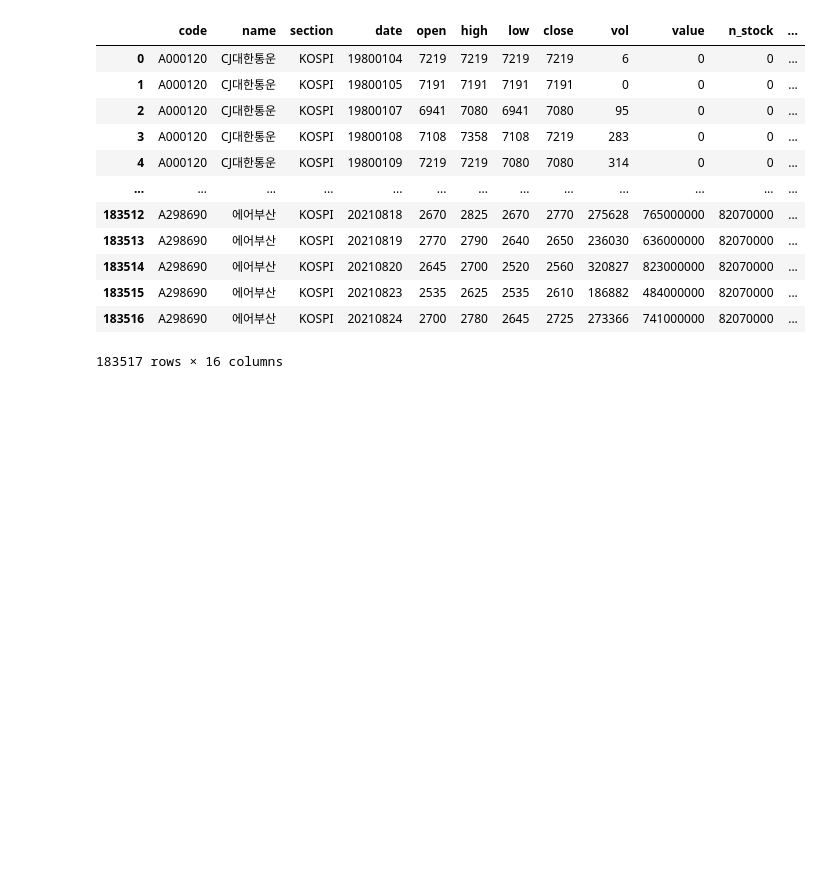
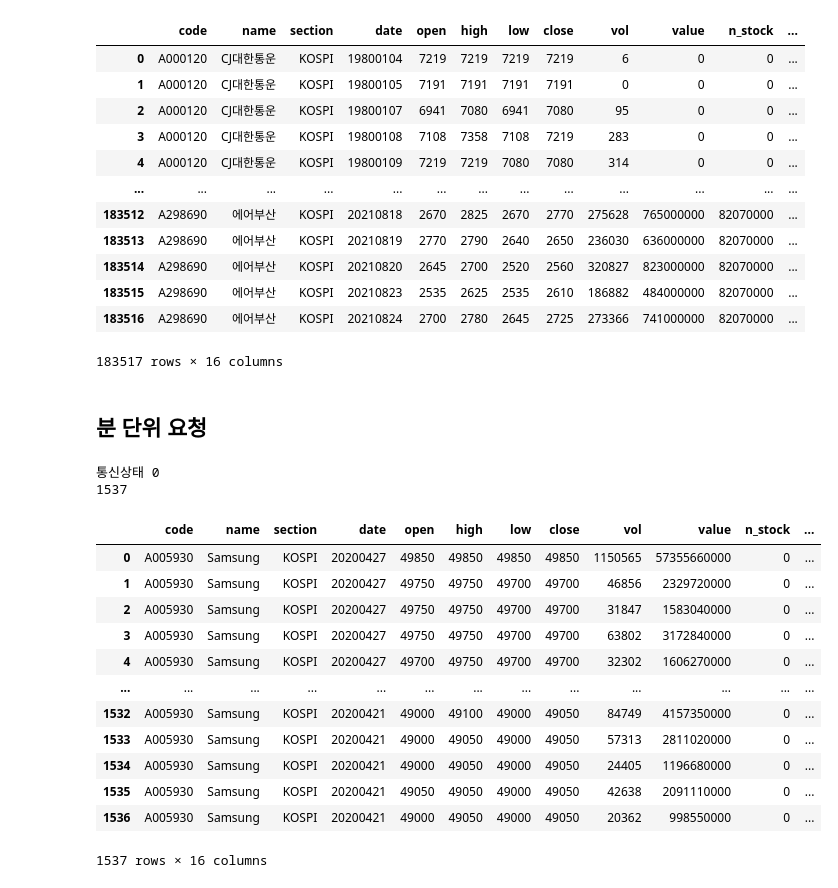
Before and after one commit to Stock-Recommandation-System-based-on-AI/stock_data, a Jupyter notebook: stock_data_api.ipynb, the cells around one changed output. Drawn from its saved outputs; the diff is of its cells as text; code cells hidden in the pictures; blank space fills up the shorter version.

Commit message:
kospi31

```diff
--- a/stock_data_api.ipynb
+++ b/stock_data_api.ipynb
@@ -626,3 +626,78 @@ warehouse_stock_data
 | 183515 | A298690 | 에어부산 | KOSPI | 20210823 | 2535 | 2625 | 2535 | 2610 | 186882 | 484000000 | 82070000 | ... |
 | 183516 | A298690 | 에어부산 | KOSPI | 20210824 | 2700 | 2780 | 2645 | 2725 | 273366 | 741000000 | 82070000 | ... |
 183517 rows × 16 columns
+# %% [markdown]
+## 분 단위 요청
+# %%
+stockitem = pd.DataFrame(data=[["A005930", "samsung", "KOSPI"]], columns=["code", "name", "section"])
+count = 10000
+column_dailychart = ['code', 'name', 'section', 'date', 'open', 'high', 'low', 'close', 'vol', 'value',
+                         'n_stock', 'agg_price', 'foreign_vol', 'foreign_rate','agency_buy', 'agency_netbuy']
+
+instStockChart = win32com.client.Dispatch("CpSysDib.StockChart")
+nCpCybos = win32com.client.Dispatch("CpUtil.CpCybos")
+
+instStockChart.SetInputValue(0, "A005930")  # 종목코드
+instStockChart.SetInputValue(1, ord('2'))  # 개수로 받기
+instStockChart.SetInputValue(4, count)  # 조회 개수
+instStockChart.SetInputValue(5, (0, 2, 3, 4, 5, 8, 9, 12, 13, 16, 17, 20, 21))
+instStockChart.SetInputValue(6, ord('m'))  # '차트 주기 - 분/틱
+instStockChart.SetInputValue(7, 1)  # 분틱차트 주기
+instStockChart.SetInputValue(9, ord('1'))  # 수정주가 사용
+instStockChart.SetInputValue(2, "20200427")
+
+rqStatus = instStockChart.GetDibStatus()
+rqRet = instStockChart.GetDibMsg1()
+print("통신상태", rqStatus, rqRet)
+if rqStatus != 0:
+    exit()
+
+dailychart = pd.DataFrame()
+row = list(range(len(column_dailychart)))
+rows = list()
+
+# BlockRequest
+instStockChart.BlockRequest()
+
+# GetHeaderValue
+numData = instStockChart.GetHeaderValue(3)
+numField = instStockChart.GetHeaderValue(1)
+# GetDataValue
+print(numData)
+for i in range(numData):
+    row[0] = "A005930"
+    row[1] = "Samsung"
+    row[2] = "KOSPI"
+    row[3] = instStockChart.GetDataValue(0, i)# 날짜
+    row[4] = instStockChart.GetDataValue(1, i) # 시가
+    row[5] = instStockChart.GetDataValue(2, i) # 고가
+    row[6] = instStockChart.GetDataValue(3, i) # 저가
+    row[7] = instStockChart.GetDataValue(4, i) # 종가
+    row[8] = instStockChart.GetDataValue(5, i) # 거래량
+    row[9] = instStockChart.GetDataValue(6, i) # 거래대금
+    row[10] = instStockChart.GetDataValue(7, i) # 상장주식수
+    row[11] = instStockChart.GetDataValue(8, i) # 시가총액
+    row[12] = instStockChart.GetDataValue(9, i) # 외국인 현 보유수량
+    row[13] = instStockChart.GetDataValue(10, i) # 외국인 보율비율
+    row[14] = instStockChart.GetDataValue(11, i) # 기관순매수
+    row[15] = instStockChart.GetDataValue(12, i) # 기관누적순매수
+    rows.append(list(row))
+
+df =  pd.DataFrame(data = rows, columns= column_dailychart)
+df
+# %% [output]
+통신상태 0
+1537
+|  | code | name | section | date | open | high | low | close | vol | value | n_stock | ... |
+| 0 | A005930 | Samsung | KOSPI | 20200427 | 49850 | 49850 | 49850 | 49850 | 1150565 | 57355660000 | 0 | ... |
+| 1 | A005930 | Samsung | KOSPI | 20200427 | 49750 | 49750 | 49700 | 49700 | 46856 | 2329720000 | 0 | ... |
+| 2 | A005930 | Samsung | KOSPI | 20200427 | 49750 | 49750 | 49700 | 49700 | 31847 | 1583040000 | 0 | ... |
+| 3 | A005930 | Samsung | KOSPI | 20200427 | 49750 | 49750 | 49700 | 49700 | 63802 | 3172840000 | 0 | ... |
+| 4 | A005930 | Samsung | KOSPI | 20200427 | 49700 | 49750 | 49700 | 49700 | 32302 | 1606270000 | 0 | ... |
+| ... | ... | ... | ... | ... | ... | ... | ... | ... | ... | ... | ... | ... |
+| 1532 | A005930 | Samsung | KOSPI | 20200421 | 49000 | 49100 | 49000 | 49050 | 84749 | 4157350000 | 0 | ... |
+| 1533 | A005930 | Samsung | KOSPI | 20200421 | 49000 | 49050 | 49000 | 49050 | 57313 | 2811020000 | 0 | ... |
+| 1534 | A005930 | Samsung | KOSPI | 20200421 | 49000 | 49050 | 49000 | 49050 | 24405 | 1196680000 | 0 | ... |
+| 1535 | A005930 | Samsung | KOSPI | 20200421 | 49050 | 49050 | 49000 | 49050 | 42638 | 2091110000 | 0 | ... |
+| 1536 | A005930 | Samsung | KOSPI | 20200421 | 49000 | 49050 | 49000 | 49050 | 20362 | 998550000 | 0 | ... |
+1537 rows × 16 columns
```
Also changed, not shown: 2 other files.
